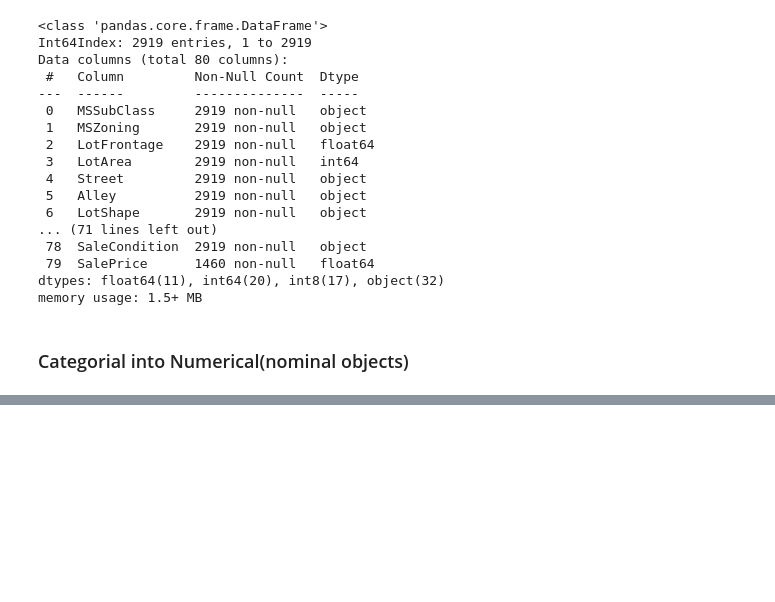
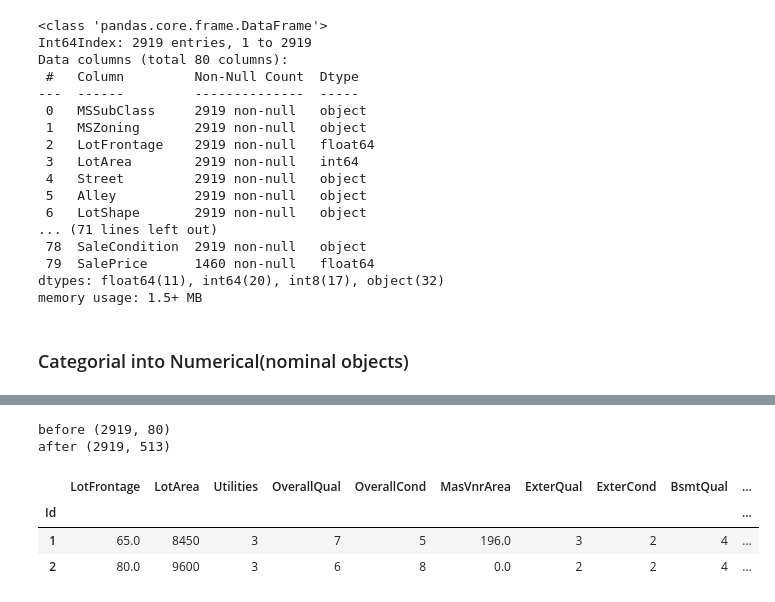
Before and after one commit to surajpoddar-ml/House-price--predictor, a Jupyter notebook: Machine L/src/main.ipynb, the cells around one changed output, grey strips where cells are left out. Saved outputs shown, nothing was run; the diff lists cells and outputs as text; code cells hidden in the pictures; blank space fills up the shorter version.

```diff
--- a/Machine L/src/main.ipynb
+++ b/Machine L/src/main.ipynb
@@ -779,0 +794,17 @@ memory usage: 1.5+ MB
+# %%
+print("before",df_encod.shape)
+df_encod=pd.get_dummies(df_encod,
+                        columns=object_features,
+                        prefix=object_features,
+                        drop_first=True)
+print("after",df_encod.shape)
+# %% [output]
+before (2919, 80)
+after (2919, 513)
+# %%
+df_encod.head(2)
+# %% [output]
+|  | LotFrontage | LotArea | Utilities | OverallQual | OverallCond | MasVnrArea | ExterQual | ExterCond | BsmtQual | ... |
+| Id |  |  |  |  |  |  |  |  |  | ... |
+| 1 | 65.0 | 8450 | 3 | 7 | 5 | 196.0 | 3 | 2 | 4 | ... |
+| 2 | 80.0 | 9600 | 3 | 6 | 8 | 0.0 | 2 | 2 | 4 | ... |
```
Also changed, not shown: parts of 2 cells of this notebook.
